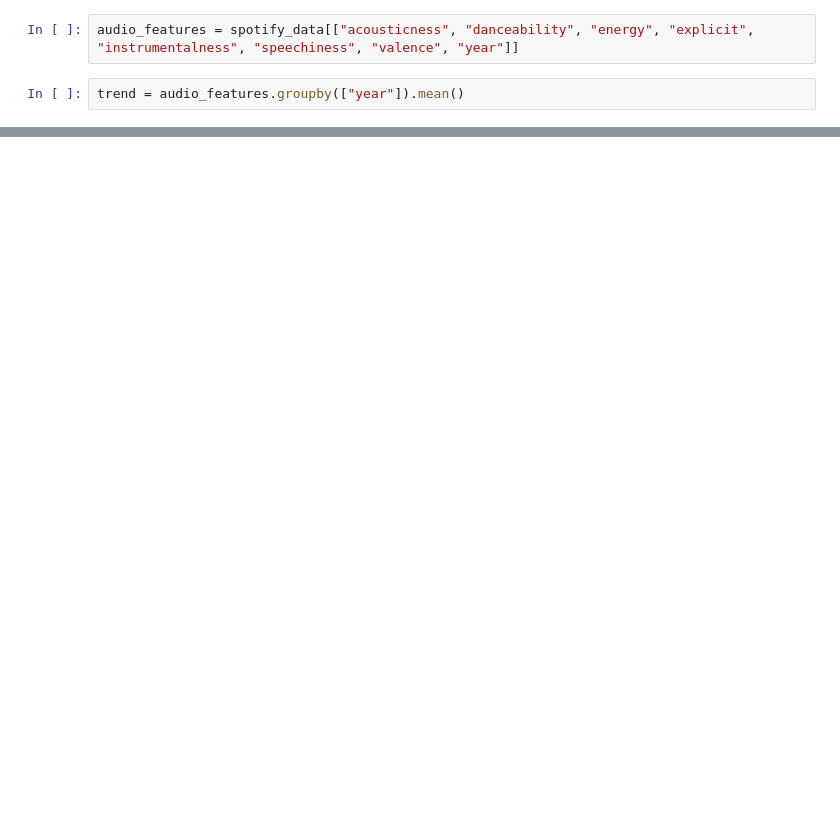
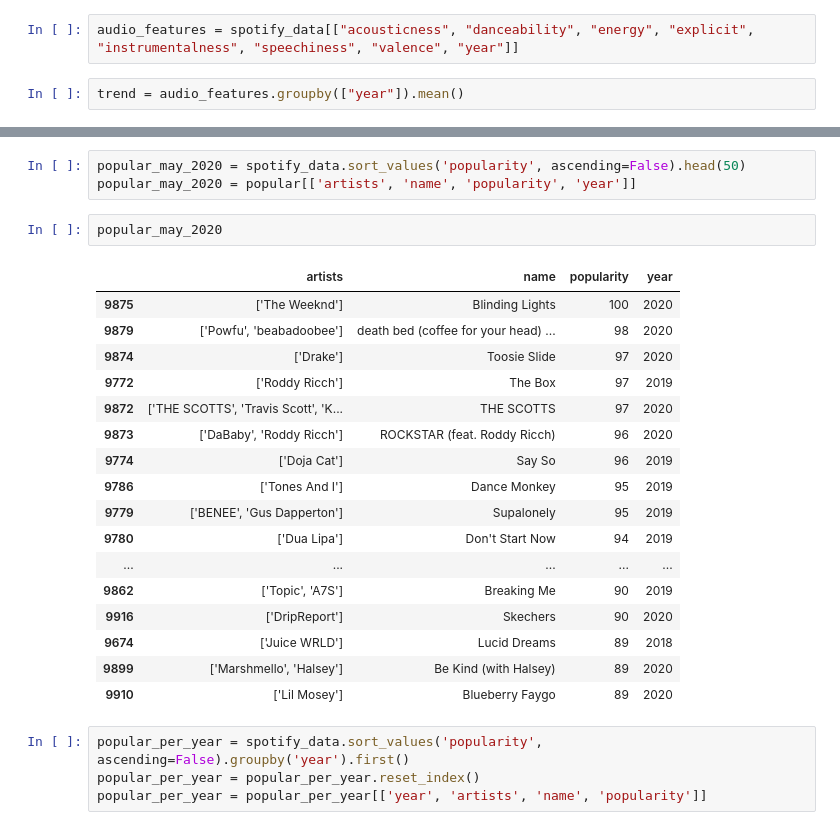
Before and after one commit to JoelBuenrostro/100-Days-of-ML-Code, a Jupyter notebook: Project/Exploratory data analysis on over 160K Spotify songs.ipynb, the cells around one changed output, grey strips where cells are left out. Saved outputs shown, nothing was run; the diff lists cells and outputs as text; blank space fills up the shorter version.

Commit message:
Day 69
Creating new data subsets

```diff
--- a/Project/Exploratory data analysis on over 160K Spotify songs.ipynb
+++ b/Project/Exploratory data analysis on over 160K Spotify songs.ipynb
@@ -69,0 +129,27 @@ trend.iplot(kind="scatter",
+# %%
+popular_may_2020 = spotify_data.sort_values('popularity', ascending=False).head(50)
+popular_may_2020 = popular[['artists', 'name', 'popularity', 'year']]
+# %%
+popular_may_2020
+# %% [output]
+|  | artists | name | popularity | year |
+| 9875 | ['The Weeknd'] | Blinding Lights | 100 | 2020 |
+| 9879 | ['Powfu', 'beabadoobee'] | death bed (coffee for your head) ... | 98 | 2020 |
+| 9874 | ['Drake'] | Toosie Slide | 97 | 2020 |
+| 9772 | ['Roddy Ricch'] | The Box | 97 | 2019 |
+| 9872 | ['THE SCOTTS', 'Travis Scott', 'K... | THE SCOTTS | 97 | 2020 |
+| 9873 | ['DaBaby', 'Roddy Ricch'] | ROCKSTAR (feat. Roddy Ricch) | 96 | 2020 |
+| 9774 | ['Doja Cat'] | Say So | 96 | 2019 |
+| 9786 | ['Tones And I'] | Dance Monkey | 95 | 2019 |
+| 9779 | ['BENEE', 'Gus Dapperton'] | Supalonely | 95 | 2019 |
+| 9780 | ['Dua Lipa'] | Don't Start Now | 94 | 2019 |
+| ... | ... | ... | ... | ... |
+| 9862 | ['Topic', 'A7S'] | Breaking Me | 90 | 2019 |
+| 9916 | ['DripReport'] | Skechers | 90 | 2020 |
+| 9674 | ['Juice WRLD'] | Lucid Dreams | 89 | 2018 |
+| 9899 | ['Marshmello', 'Halsey'] | Be Kind (with Halsey) | 89 | 2020 |
+| 9910 | ['Lil Mosey'] | Blueberry Faygo | 89 | 2020 |
+# %%
+popular_per_year = spotify_data.sort_values('popularity', ascending=False).groupby('year').first()
+popular_per_year = popular_per_year.reset_index()
+popular_per_year = popular_per_year[['year', 'artists', 'name', 'popularity']]
```
Also changed, not shown: parts of 7 cells of this notebook, 3 other files.
